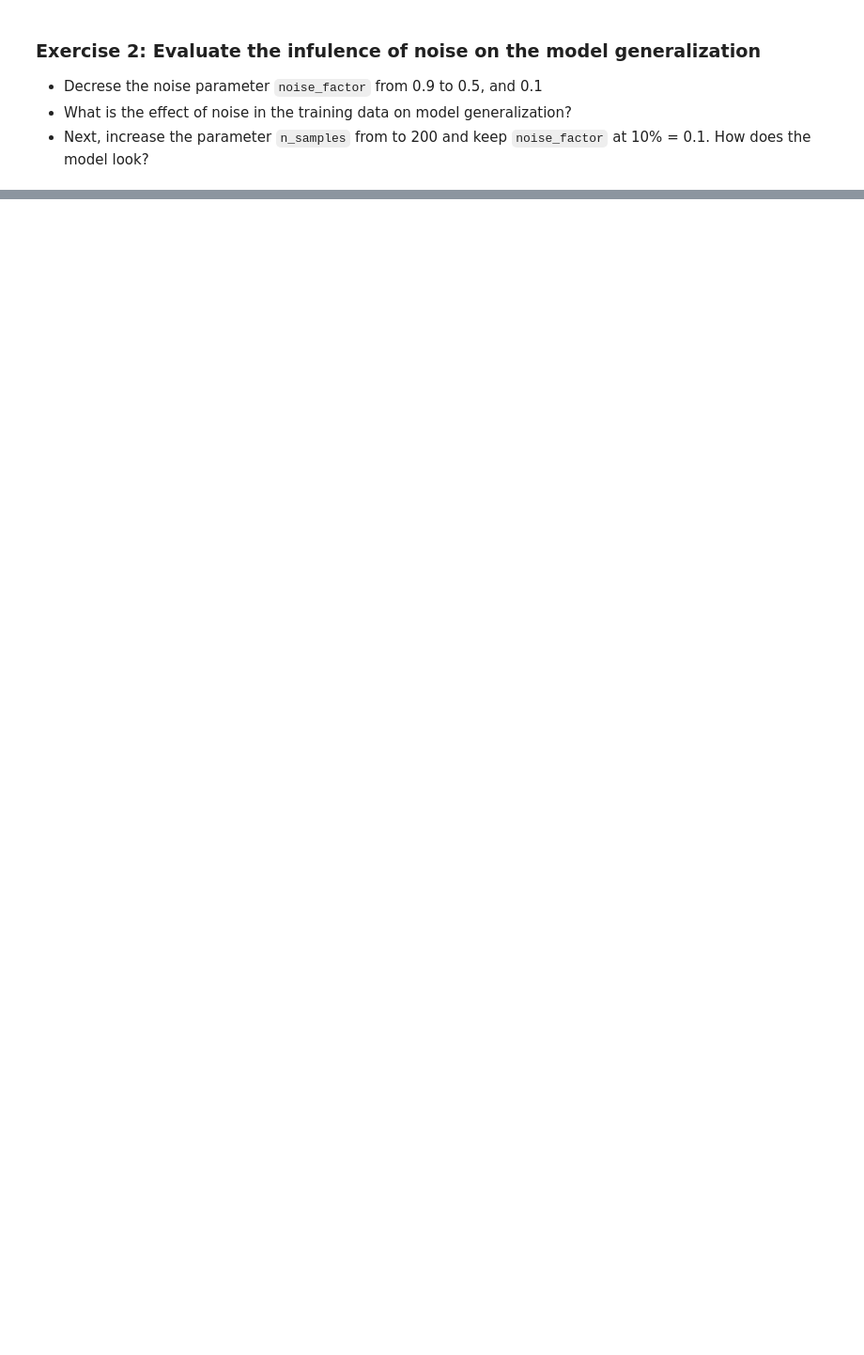
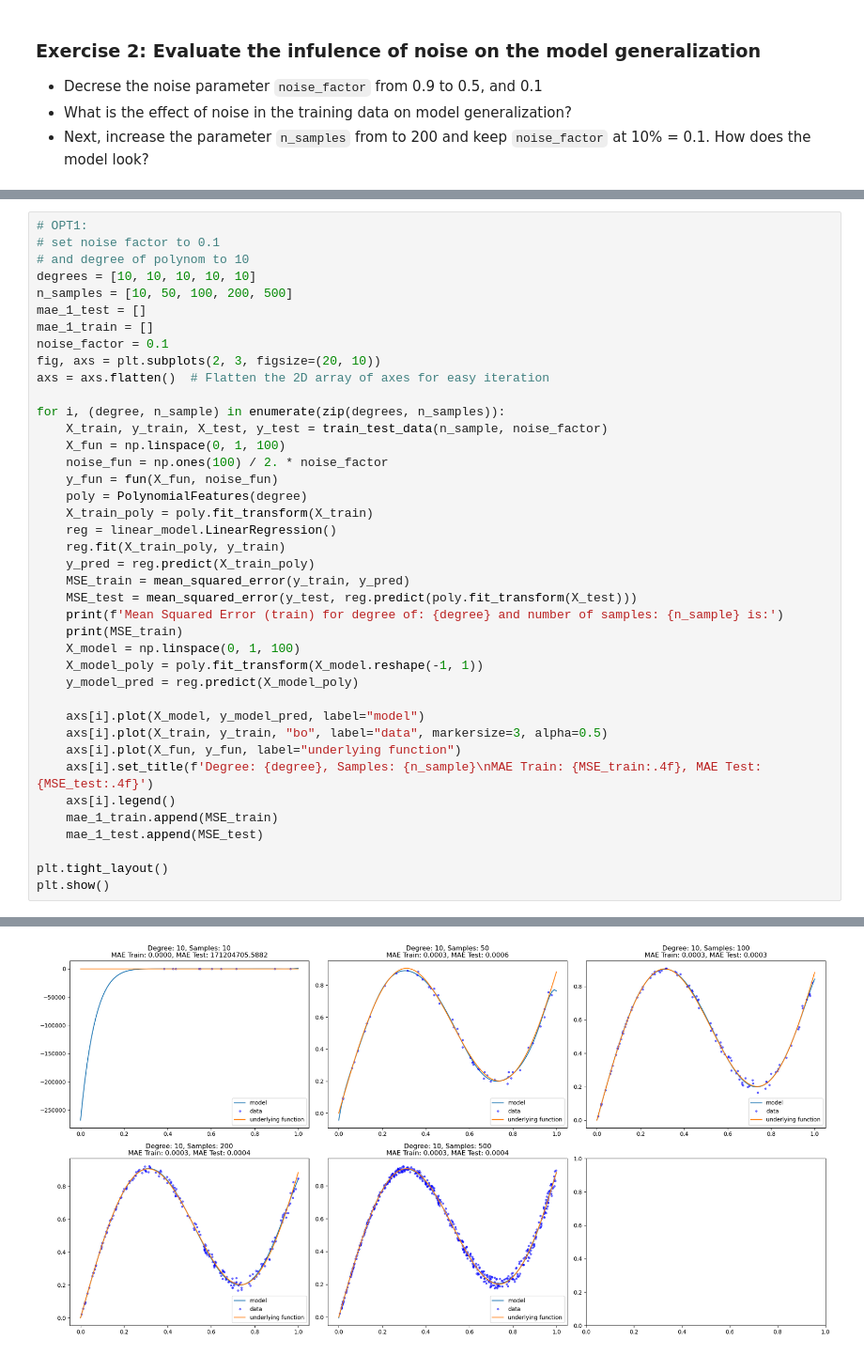
Before and after one commit to zapletalj-cze/ML_geo, a Jupyter notebook: 04_Model_generalization/04_1_LAB_mlgeo_poly_model_generalization_exercises.ipynb, the cells around one changed output, grey strips where cells are left out. Shown at 94% size. Drawn from its saved outputs; the diff is of its cells as text; blank space fills up the shorter version.

```diff
--- a/04_Model_generalization/04_1_LAB_mlgeo_poly_model_generalization_exercises.ipynb
+++ b/04_Model_generalization/04_1_LAB_mlgeo_poly_model_generalization_exercises.ipynb
@@ -129,0 +136,41 @@ pass
+# %%
+# OPT1:
+# set noise factor to 0.1
+# and degree of polynom to 10
+degrees = [10, 10, 10, 10, 10]
+n_samples = [10, 50, 100, 200, 500]
+mae_1_test = []
+mae_1_train = []
+noise_factor = 0.1
+fig, axs = plt.subplots(2, 3, figsize=(20, 10))
+axs = axs.flatten()  # Flatten the 2D array of axes for easy iteration
+
+for i, (degree, n_sample) in enumerate(zip(degrees, n_samples)):
+    X_train, y_train, X_test, y_test = train_test_data(n_sample, noise_factor)
+    X_fun = np.linspace(0, 1, 100)
+    noise_fun = np.ones(100) / 2. * noise_factor
+    y_fun = fun(X_fun, noise_fun)
+    poly = PolynomialFeatures(degree)
+    X_train_poly = poly.fit_transform(X_train)
+    reg = linear_model.LinearRegression()
+    reg.fit(X_train_poly, y_train)
+    y_pred = reg.predict(X_train_poly)
+    MSE_train = mean_squared_error(y_train, y_pred)
+    MSE_test = mean_squared_error(y_test, reg.predict(poly.fit_transform(X_test)))
+    print(f'Mean Squared Error (train) for degree of: {degree} and number of samples: {n_sample} is:')
+    print(MSE_train)
+    X_model = np.linspace(0, 1, 100)
+    X_model_poly = poly.fit_transform(X_model.reshape(-1, 1))
+    y_model_pred = reg.predict(X_model_poly)
+
+    axs[i].plot(X_model, y_model_pred, label="model")
+    axs[i].plot(X_train, y_train, "bo", label="data", markersize=3, alpha=0.5)
+    axs[i].plot(X_fun, y_fun, label="underlying function")
+    axs[i].set_title(f'Degree: {degree}, Samples: {n_sample}\nMAE Train: {MSE_train:.4f}, MAE Test: {MSE_test:.4f}')
+    axs[i].legend()
+    mae_1_train.append(MSE_train)
+    mae_1_test.append(MSE_test)
+
+plt.tight_layout()
+plt.show()
+# %% [output]
@@ -129,0 +187 @@ pass
+[figure, added]
```
Also changed, not shown: parts of 32 cells of this notebook, 1 other file.
